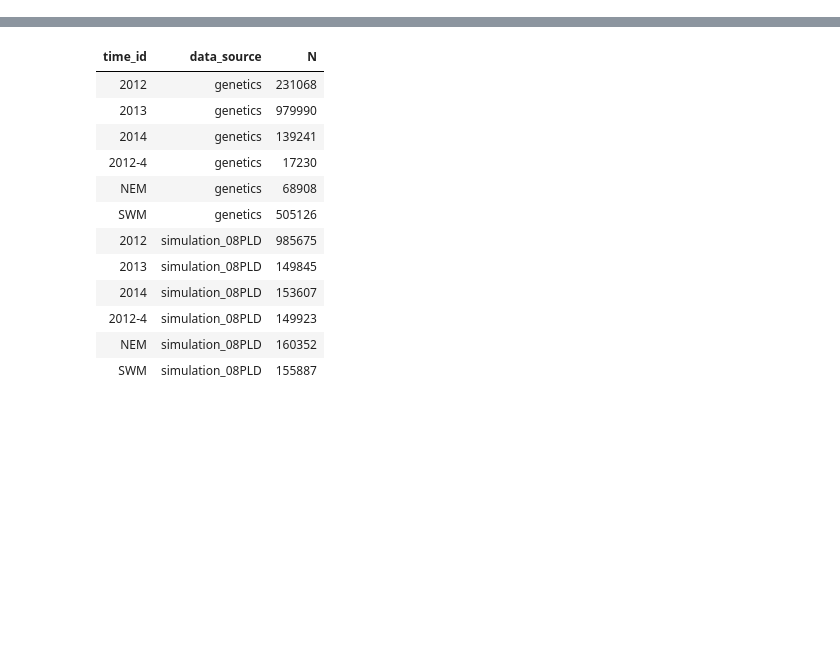
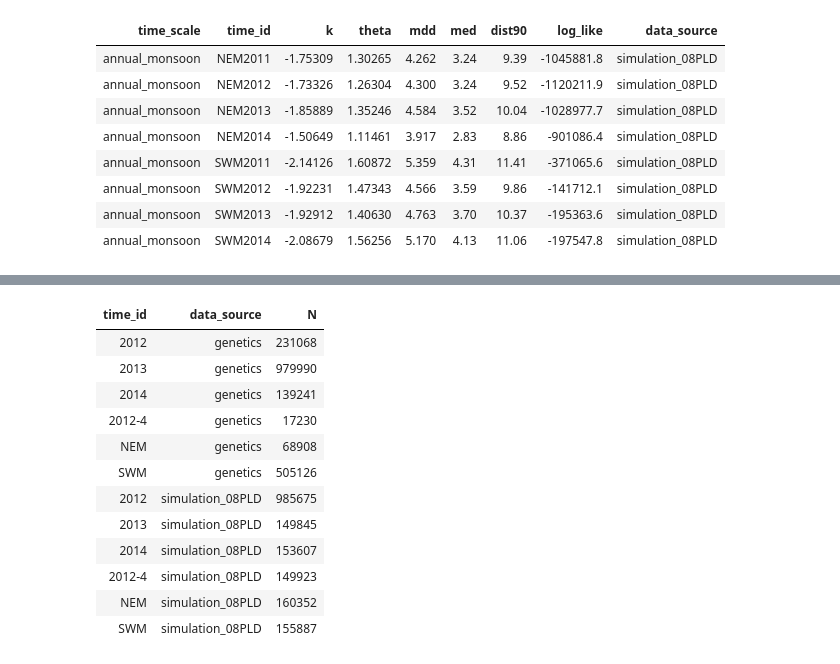
Before and after one commit to pinskylab/CamotesROMS, a Jupyter notebook: notebooks/process_ROMS_kernels.ipynb, the cells around one changed output, grey strips where cells are left out. Cells and saved outputs as stored; diff of their text form; code cells hidden in the pictures; blank space fills up the shorter version.

```diff
--- a/notebooks/process_ROMS_kernels.ipynb
+++ b/notebooks/process_ROMS_kernels.ipynb
@@ -30,5 +30,17 @@ x <- as.numeric(cubintegrate(integrate_kernel_sum1, lower = 0, upper = Inf, k=k,
 return(x)
 
 }
+# %%
+SimKernels
+# %% [output]
+| time_scale | time_id | k | theta | mdd | med | dist90 | log_like | data_source |
+| annual_monsoon | NEM2011 | -1.75309 | 1.30265 | 4.262 | 3.24 | 9.39 | -1045881.8 | simulation_08PLD |
+| annual_monsoon | NEM2012 | -1.73326 | 1.26304 | 4.300 | 3.24 | 9.52 | -1120211.9 | simulation_08PLD |
+| annual_monsoon | NEM2013 | -1.85889 | 1.35246 | 4.584 | 3.52 | 10.04 | -1028977.7 | simulation_08PLD |
+| annual_monsoon | NEM2014 | -1.50649 | 1.11461 | 3.917 | 2.83 | 8.86 | -901086.4 | simulation_08PLD |
+| annual_monsoon | SWM2011 | -2.14126 | 1.60872 | 5.359 | 4.31 | 11.41 | -371065.6 | simulation_08PLD |
+| annual_monsoon | SWM2012 | -1.92231 | 1.47343 | 4.566 | 3.59 | 9.86 | -141712.1 | simulation_08PLD |
+| annual_monsoon | SWM2013 | -1.92912 | 1.40630 | 4.763 | 3.70 | 10.37 | -195363.6 | simulation_08PLD |
+| annual_monsoon | SWM2014 | -2.08679 | 1.56256 | 5.170 | 4.13 | 11.06 | -197547.8 | simulation_08PLD |
 # %%
 #read in the simulation kernel fits
```
Also changed, not shown: parts of 14 cells of this notebook, 2 other files.
